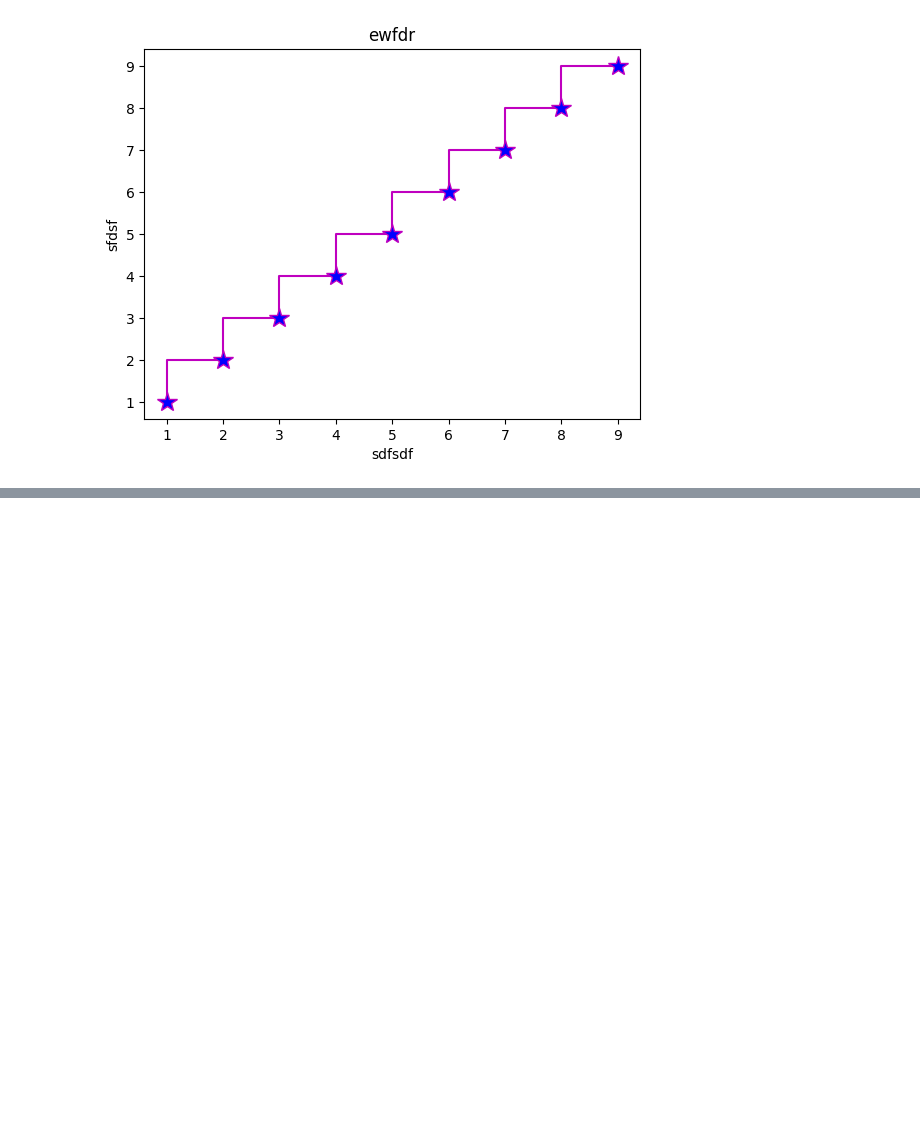
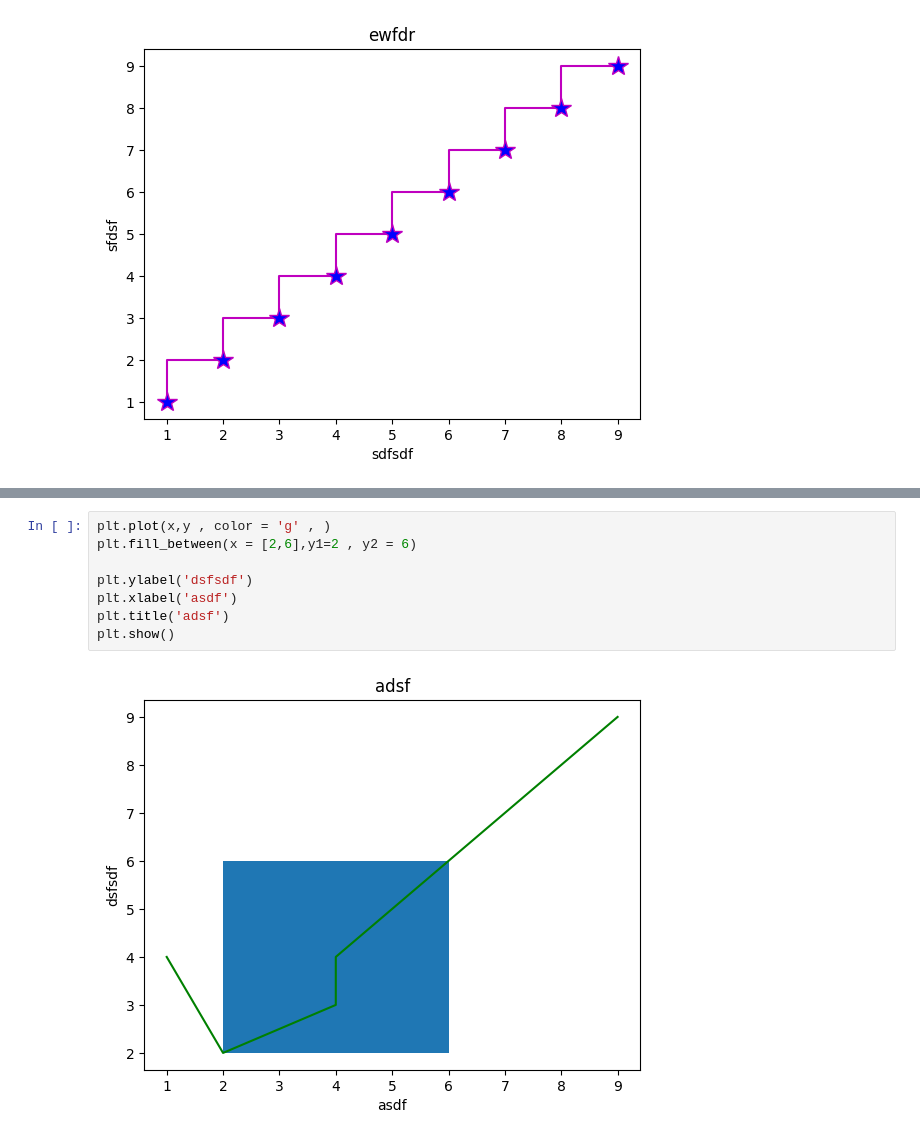
Before and after one commit to dil150898/Hotel_booking_anylisys, a Jupyter notebook: Hotel_Booking_Analysis_Capstone_Project.ipynb, the cells around one changed output, grey strips where cells are left out. Drawn from its saved outputs; the diff is of its cells as text; blank space fills up the shorter version.

```diff
--- a/Hotel_Booking_Analysis_Capstone_Project.ipynb
+++ b/Hotel_Booking_Analysis_Capstone_Project.ipynb
@@ -806,0 +822,10 @@ TypeError: ignored
+# %%
+plt.plot(x,y , color = 'g' , )
+plt.fill_between(x = [2,6],y1=2 , y2 = 6)
+
+plt.ylabel('dsfsdf')
+plt.xlabel('asdf')
+plt.title('adsf')
+plt.show()
+# %% [output]
+[figure, added]
```
Also changed, not shown: parts of 4 cells of this notebook.
